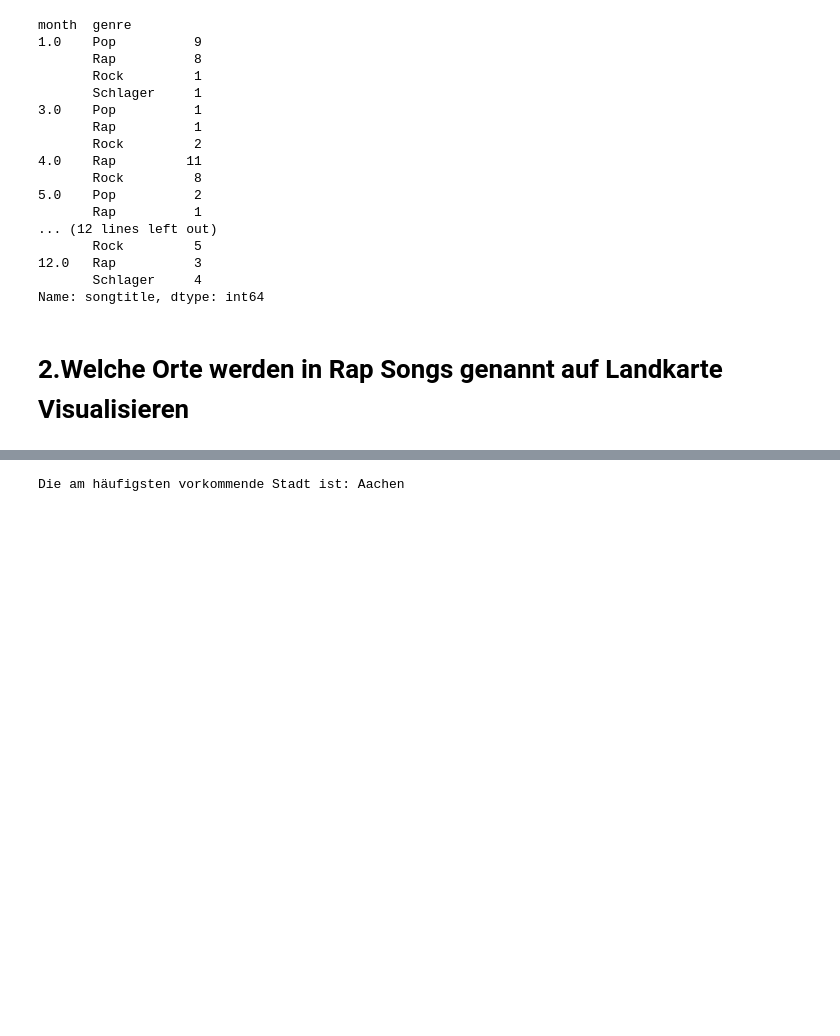
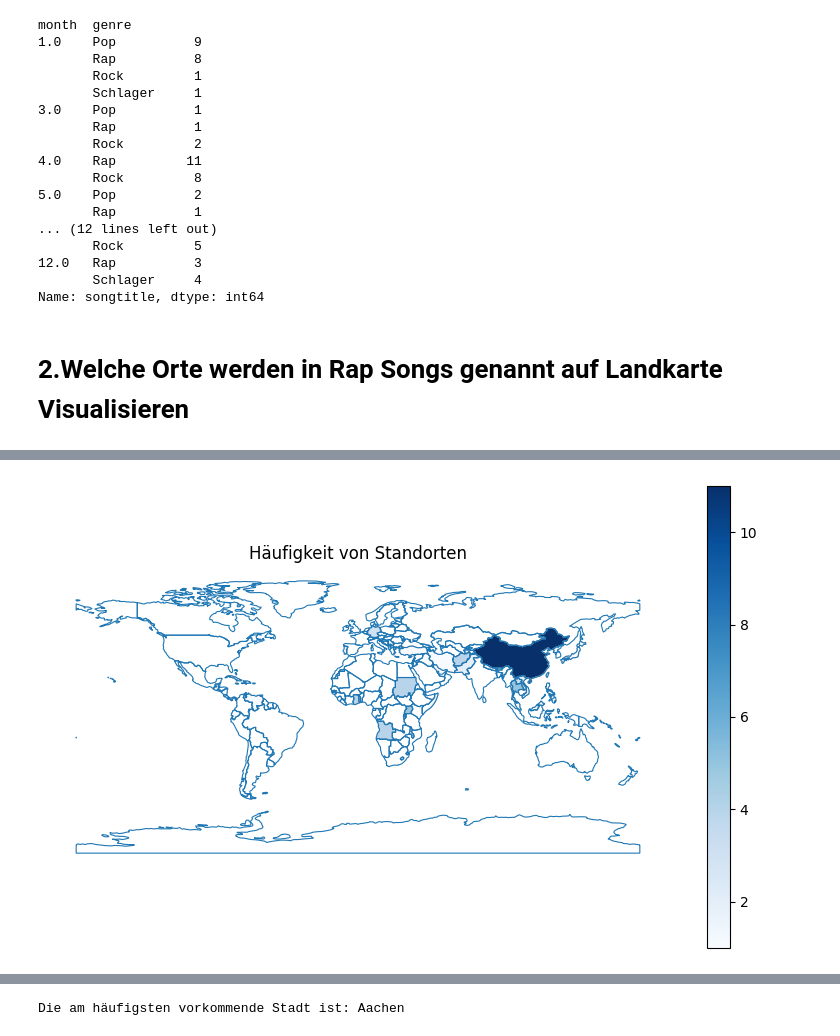
Before and after one commit to Richard-Sieg-TH-Koln/statistik-1-team-2, a Jupyter notebook: notebooks/marc_biehl.ipynb, the cells around one changed output, grey strips where cells are left out. Cells and saved outputs as stored; diff of their text form; code cells hidden in the pictures; blank space fills up the shorter version.

```diff
--- a/notebooks/marc_biehl.ipynb
+++ b/notebooks/marc_biehl.ipynb
@@ -213,0 +272,43 @@ test
+# %%
+import spacy
+import pandas as pd
+import geopandas as gpd
+import matplotlib.pyplot as plt
+
+# Laden des Spacy-Modells für die Entitäts-Erkennung
+nlp = spacy.load("de_core_news_sm")
+
+# Filtere Daten nur mit Lyrics
+data_with_lyrics = data[data['lyrics'].notnull()]
+
+# Extrahiere Städte aus den Lyrics mit Spacy Named Entity Recognition
+cities = []
+for lyrics in data_with_lyrics['lyrics']:
+    doc = nlp(lyrics)
+    for ent in doc.ents:
+        if ent.label_ == "LOC":
+            cities.append(ent.text)
+
+# Zähle die Häufigkeit der Städte
+city_counts = pd.Series(cities).value_counts().reset_index()
+city_counts.columns = ['City', 'Count']
+
+# Laden der Weltkarte
+world = gpd.read_file(gpd.datasets.get_path('naturalearth_lowres'))
+
+# Verknüpfen der Städte mit der Weltkarte anhand des Namens
+city_map = world.merge(city_counts, left_on='name', right_on='City', how='left')
+
+# Plotten der Karte
+fig, ax = plt.subplots(figsize=(10, 6))
+world.boundary.plot(ax=ax, linewidth=0.8)
+city_map.plot(column='Count', cmap='Blues', linewidth=0.8, ax=ax, edgecolor='0.8', legend=True)
+
+# Einstellungen für das Diagramm
+ax.set_title('Häufigkeit von Standorten')
+ax.axis('off')
+
+# Anzeigen des Diagramms
+plt.show()
+# %% [output]
+[figure, added]
```
Also changed, not shown: parts of 15 cells of this notebook.
